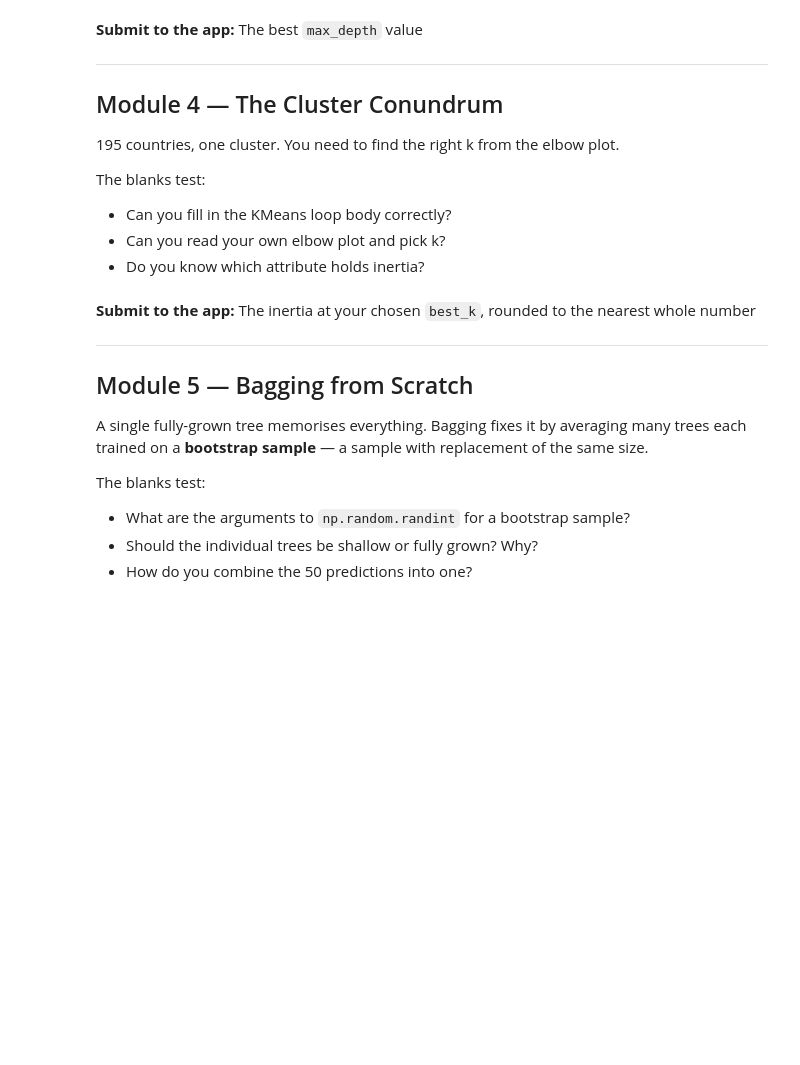
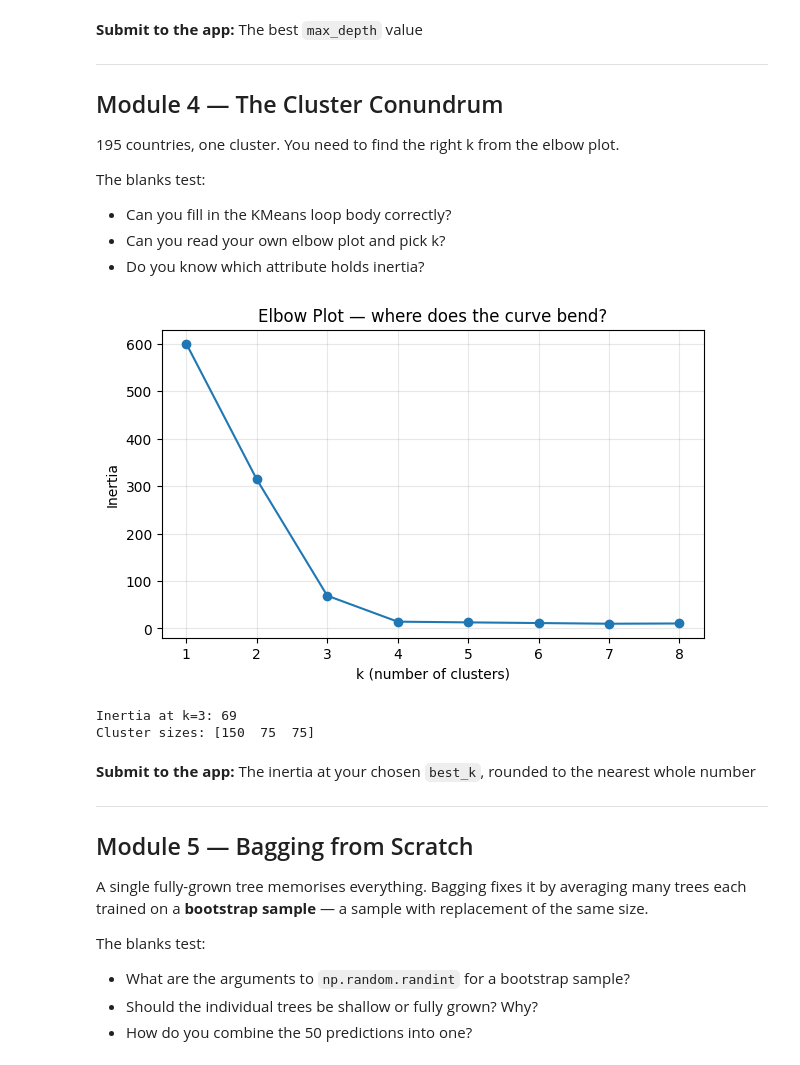
Before and after one commit to lukeskywakeri/ec34-ds-for-econ, a Jupyter notebook: games/ml/student_notebook.ipynb, the cells around one changed output. Saved outputs shown, nothing was run; the diff lists cells and outputs as text; code cells hidden in the pictures; blank space fills up the shorter version.

```diff
--- a/games/ml/student_notebook.ipynb
+++ b/games/ml/student_notebook.ipynb
@@ -166,31 +194,37 @@ The blanks test:
 # %%
 np.random.seed(42)
 X_raw, _ = make_blobs(n_samples=300, centers=4, cluster_std=0.9, random_state=42)
 
 # Standardise — always required before K-Means
 X = StandardScaler().fit_transform(X_raw)
 
 # ── Elbow plot ────────────────────────────────────────────────────────────────
 inertias = {}
 for k in range(1, 9):
-    km = KMeans(n_clusters=___, random_state=42, n_init="auto")  # <-- fill in
+    km = KMeans(n_clusters=k, random_state=42, n_init="auto")  # <-- fill in
     km.fit(X)
-    inertias[k] = km.___                                          # <-- fill in: which attribute?
+    inertias[k] = km.inertia_  # <-- fill in: which attribute?
 
 plt.figure(figsize=(7, 4))
-plt.plot(list(inertias.keys()), list(inertias.values()), 'o-')
-plt.xlabel('k (number of clusters)'); plt.ylabel('Inertia')
-plt.title('Elbow Plot — where does the curve bend?')
-plt.xticks(range(1, 9)); plt.grid(alpha=0.3)
+plt.plot(list(inertias.keys()), list(inertias.values()), "o-")
+plt.xlabel("k (number of clusters)")
+plt.ylabel("Inertia")
+plt.title("Elbow Plot — where does the curve bend?")
+plt.xticks(range(1, 9))
+plt.grid(alpha=0.3)
 plt.show()
 
 # ── Fit with the optimal k ────────────────────────────────────────────────────
 # Look at the elbow plot above. Where does the curve stop dropping sharply?
-best_k = ___                                                    # <-- fill in: your answer from the plot
+best_k = 3  # <-- fill in: your answer from the plot
 
 km_best = KMeans(n_clusters=best_k, random_state=42, n_init="auto").fit(X)
 print(f"Inertia at k={best_k}: {km_best.inertia_:.0f}")
 print(f"Cluster sizes: {np.bincount(km_best.labels_)}")
+# %% [output]
+[figure, added]
+Inertia at k=3: 69
+Cluster sizes: [150  75  75]
 # %% [markdown]
 **Submit to the app:** The inertia at your chosen `best_k`, rounded to the nearest whole number
 
```
Also changed, not shown: parts of 5 cells of this notebook, 5 other files.
